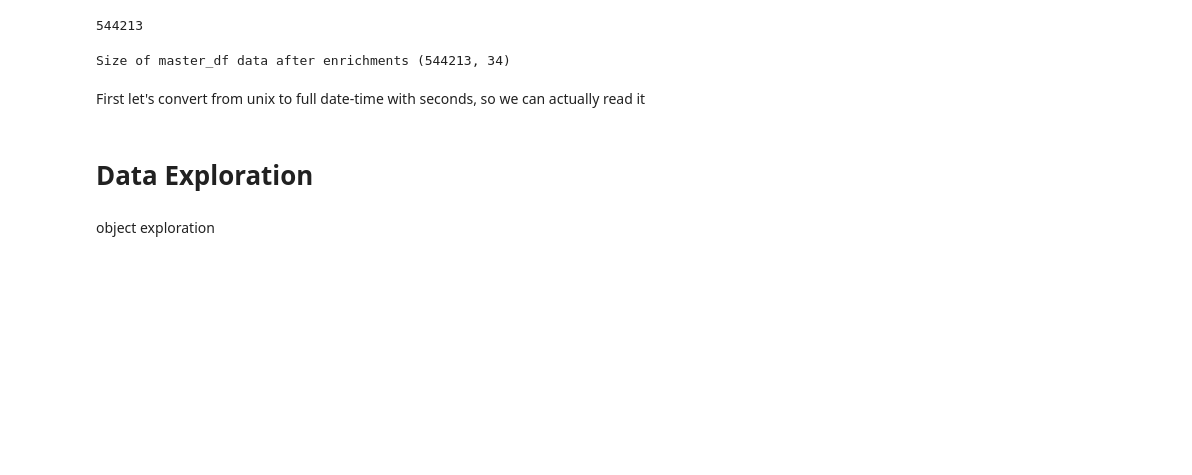
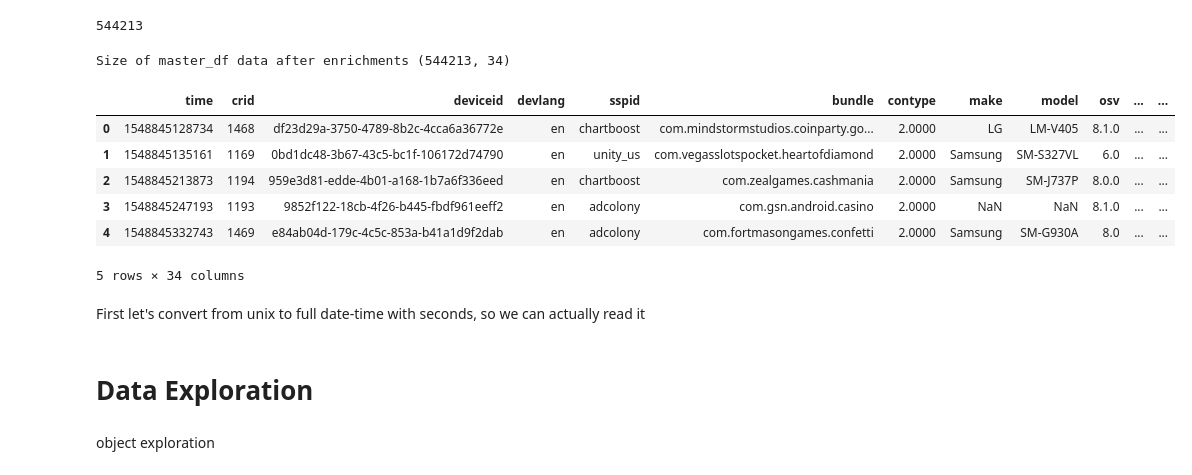
Before and after one commit to Talisberg/TCDS_Final_Project, a Jupyter notebook: Final Project.ipynb, the cells around one changed output. Saved outputs shown, nothing was run; the diff lists cells and outputs as text; code cells hidden in the pictures; blank space fills up the shorter version.

```diff
--- a/Final Project.ipynb
+++ b/Final Project.ipynb
@@ -269,6 +267,16 @@ df = df.drop(['bidid','bidtime'],axis=1)
 print('Size of master_df data after enrichments', df.shape)
 # %% [output]
 Size of master_df data after enrichments (544213, 34)
+# %%
+df.head()
+# %% [output]
+|  | time | crid | deviceid | devlang | sspid | bundle | contype | make | model | osv | ... | ... |
+| 0 | 1548845128734 | 1468 | df23d29a-3750-4789-8b2c-4cca6a36772e | en | chartboost | com.mindstormstudios.coinparty.go... | 2.0000 | LG | LM-V405 | 8.1.0 | ... | ... |
+| 1 | 1548845135161 | 1169 | 0bd1dc48-3b67-43c5-bc1f-106172d74790 | en | unity_us | com.vegasslotspocket.heartofdiamond | 2.0000 | Samsung | SM-S327VL | 6.0 | ... | ... |
+| 2 | 1548845213873 | 1194 | 959e3d81-edde-4b01-a168-1b7a6f336eed | en | chartboost | com.zealgames.cashmania | 2.0000 | Samsung | SM-J737P | 8.0.0 | ... | ... |
+| 3 | 1548845247193 | 1193 | 9852f122-18cb-4f26-b445-fbdf961eeff2 | en | adcolony | com.gsn.android.casino | 2.0000 | NaN | NaN | 8.1.0 | ... | ... |
+| 4 | 1548845332743 | 1469 | e84ab04d-179c-4c5c-853a-b41a1d9f2dab | en | adcolony | com.fortmasongames.confetti | 2.0000 | Samsung | SM-G930A | 8.0 | ... | ... |
+5 rows × 34 columns
 # %% [markdown]
 First let's convert from unix to full date-time with seconds, so we can actually read it
 # %%
```
Also changed, not shown: parts of 18 cells of this notebook.
